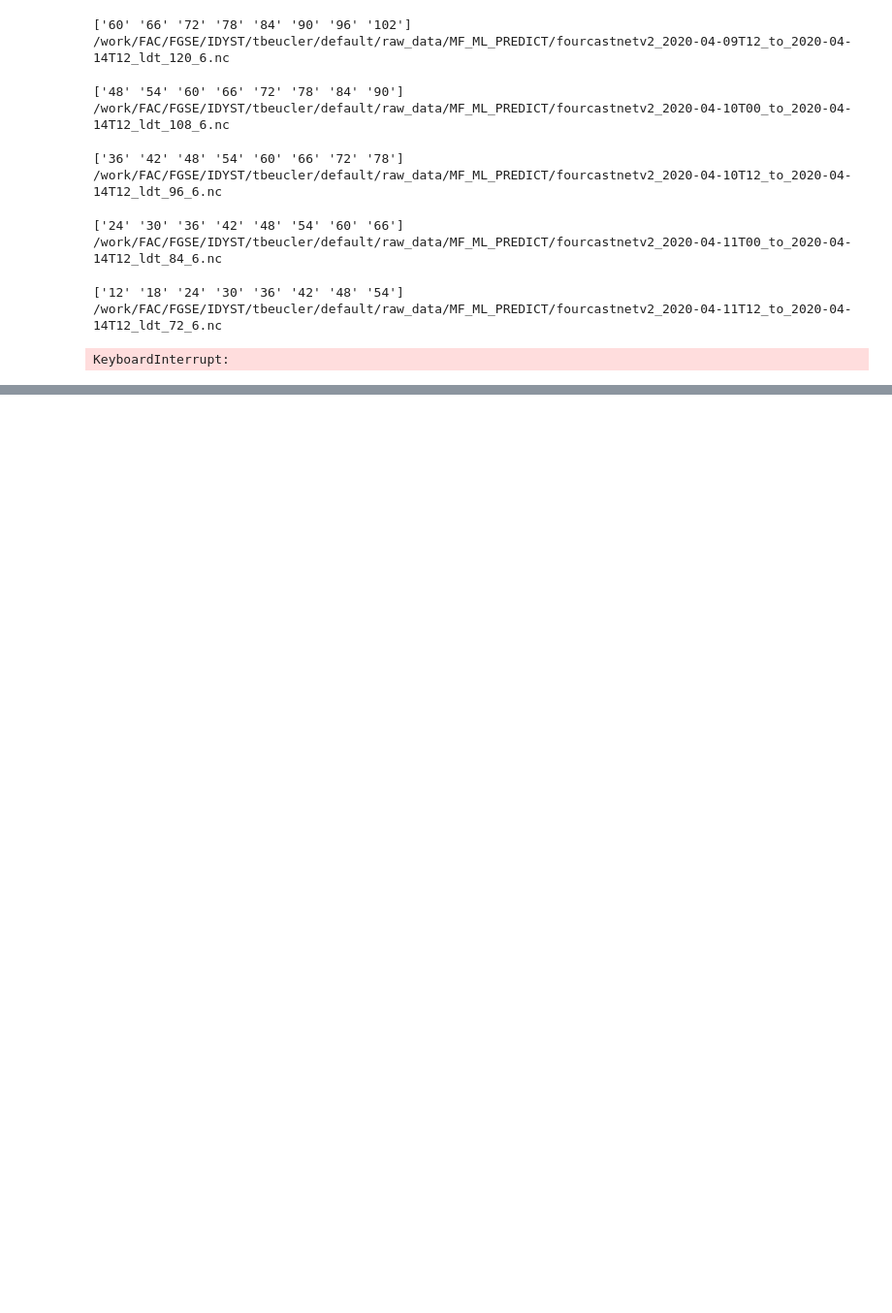
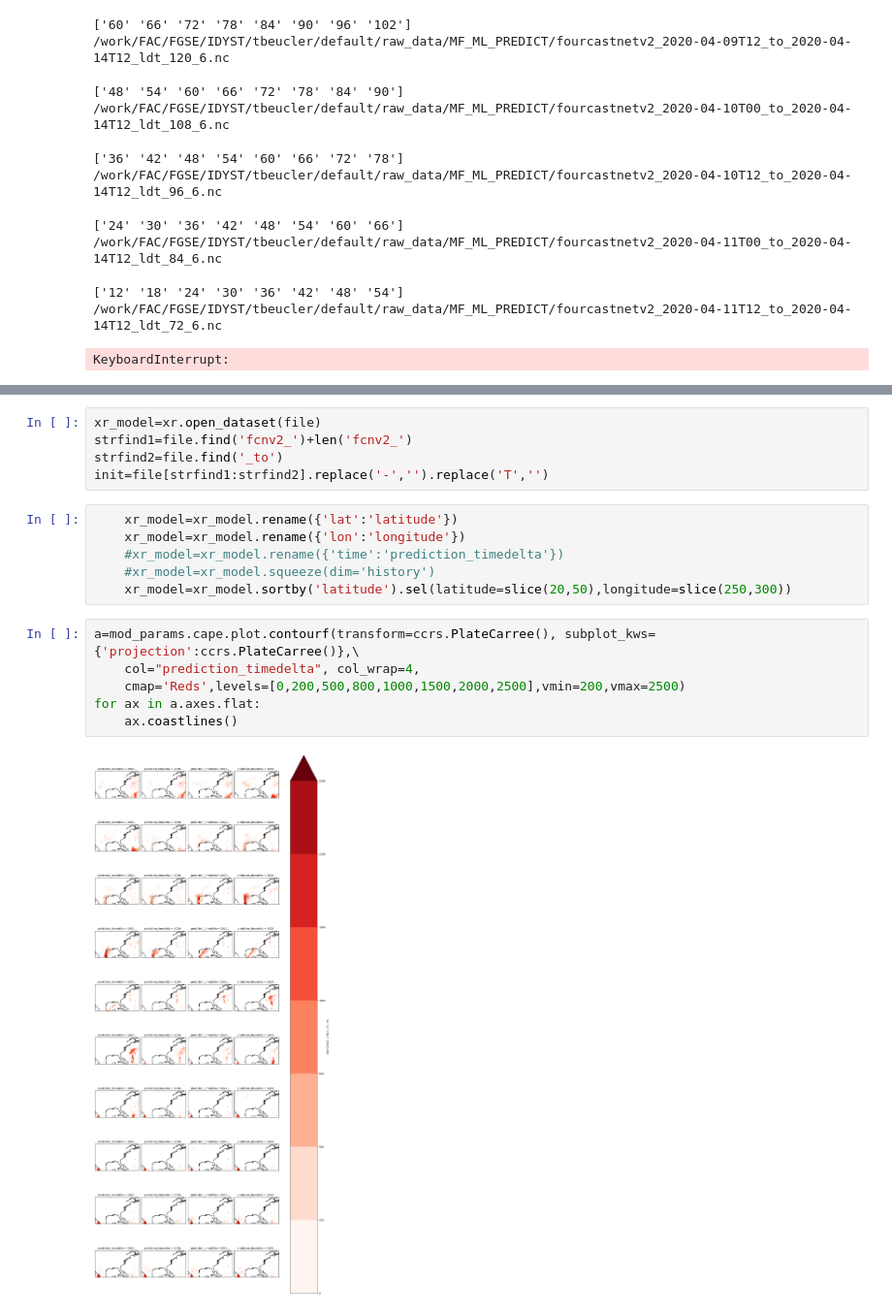
Before and after one commit to feldmann-m/AI-storm, a Jupyter notebook: devel/wb_var_extract.ipynb, the cells around one changed output, grey strips where cells are left out. Shown at 97% size. Saved outputs shown, nothing was run; the diff lists cells and outputs as text; blank space fills up the shorter version.

```diff
--- a/devel/wb_var_extract.ipynb
+++ b/devel/wb_var_extract.ipynb
@@ -630,0 +848,19 @@ ulevel.shape
+# %%
+xr_model=xr.open_dataset(file)
+strfind1=file.find('fcnv2_')+len('fcnv2_')
+strfind2=file.find('_to')
+init=file[strfind1:strfind2].replace('-','').replace('T','')
+# %%
+    xr_model=xr_model.rename({'lat':'latitude'})
+    xr_model=xr_model.rename({'lon':'longitude'})
+    #xr_model=xr_model.rename({'time':'prediction_timedelta'})
+    #xr_model=xr_model.squeeze(dim='history')
+    xr_model=xr_model.sortby('latitude').sel(latitude=slice(20,50),longitude=slice(250,300))
+# %%
+a=mod_params.cape.plot.contourf(transform=ccrs.PlateCarree(), subplot_kws={'projection':ccrs.PlateCarree()},\
+    col="prediction_timedelta", col_wrap=4,
+    cmap='Reds',levels=[0,200,500,800,1000,1500,2000,2500],vmin=200,vmax=2500)
+for ax in a.axes.flat:
+    ax.coastlines()
+# %% [output]
+[figure, added]
```
Also changed, not shown: parts of 12 cells of this notebook, 3 other files.
